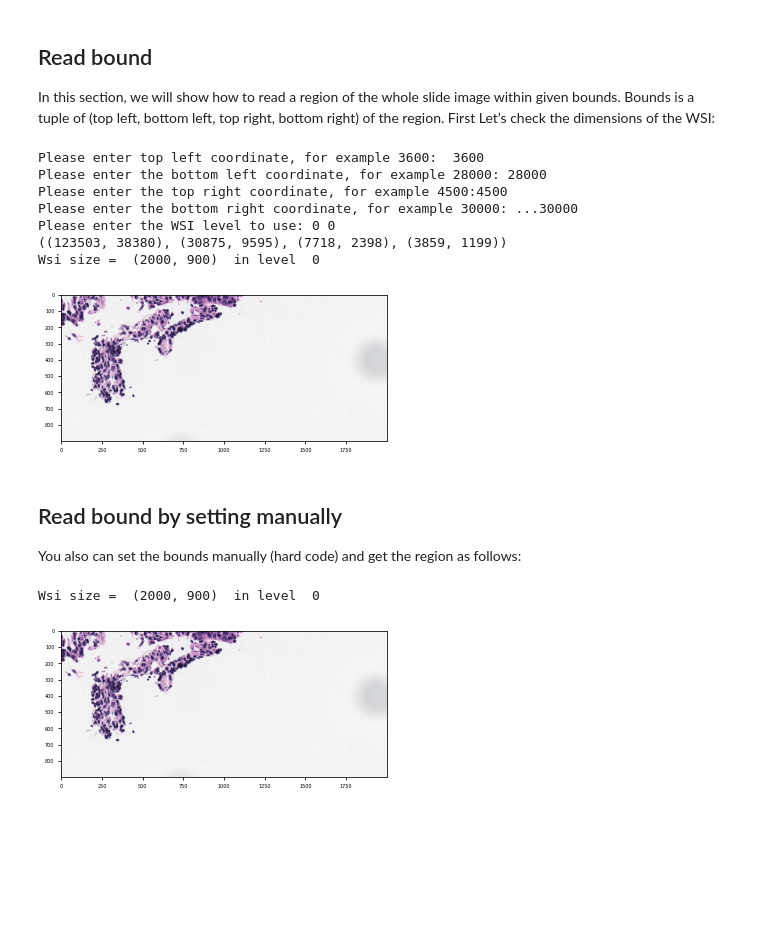
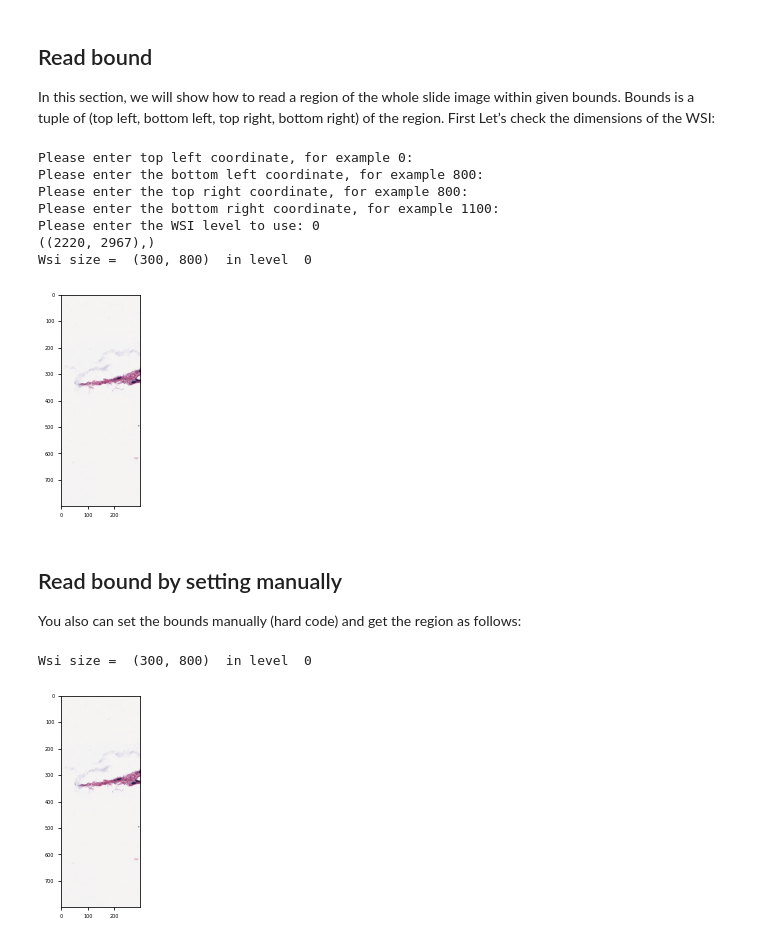
Before and after one commit to DIDSR/ValidPath, a Jupyter notebook: 01_read_wsi.ipynb, the cells around one changed output. Drawn from its saved outputs; the diff is of its cells as text; code cells hidden in the pictures; blank space fills up the shorter version.

```diff
--- a/01_read_wsi.ipynb
+++ b/01_read_wsi.ipynb
@@ -78,9 +78,9 @@ We also can get the directory name and WSI filename from the user in the command
 # %%
 while True:
     # loading input directory
-    dir_file = input(r"Please enter the file directory, for example: C:\DATA\0_Washu-Aperio\: ")
+    dir_file = input(r"Please enter the file directory, for example: ./data/: ") or "./data/"
     # Getting the wsi file name
-    file_name = input("Please enter the file name, for example: aperio-002-0.svs:")
+    file_name = input("Please enter the file name, for example: CMU-1-Small-Region.svs:") or "CMU-1-Small-Region.svs"
 
     print("\n")
     path = os.path.join(dir_file, file_name)
@@ -121,7 +116,7 @@ To see a thumbnail of the WSI, we use the get_thumbnail method of wsi_reader. We
 ###################################  WSI thumbnail code to show the WSI in small size
 
 #Getting the thumbnail size from the user
-size_ = [int (input("Please enter x-size in pixels, for example: 600 ... ")),int (input("Please enter y-size in pixels, for example: 300 ..."))]
+size_ = [int (input("Please enter x-size in pixels, for example: 600: ") or "600"),int (input("Please enter y-size in pixels, for example: 300") or "300")]
 #for example: size_ = (600,300)
 
 #Getting the thumbnail
@@ -151,7 +146,7 @@ Now we call the reader from the WSI object and plot a small size WSI:
 # %%
 #Call the reader
 location = (0,0)                              #location (tuple) – (x, y)
-level =2                                      # level(int): set level from 0 to maximum number of pyramid layers in WSI
+level =0                                      # level(int): set level from 0 to maximum number of pyramid layers in WSI
 #size =     wsi_obj.level_dimensions[1]
 
 # Check WSI levels
@@ -193,11 +188,11 @@ while True:
     #size = (255,255)
 
 
-    location = [int (input("Please enter the x-coordinate, for example: 3600)... ")),int (input("Please enter the y-coordinate (example: 28000)..."))]
+    location = [int (input("Please enter the x-coordinate, for example: 500):") or "500"),int (input("Please enter the y-coordinate (example: 2500)")  or "2500")]
 
-    level = int(input(r"Please enter The WSI level to use, for example: 0 "))
+    level = int(input(r"Please enter The WSI level to use, for example: 0 ") or "0")
 
-    size_ =int( input(r"Please enter the size of tiles, for example: 255 "))
+    size_ =int( input(r"Please enter the size of tiles, for example: 255 ") or "255")
     size= [size_,size_]
 
     break
@@ -229,37 +224,37 @@ In this section, we will show how to read a region of the whole slide image with
 # %%
 while True:
 
     # Specify the bounds in terms of rectangle (top left, bottom left, top right, bottom right)
-    bounds = [int (input("Please enter top left coordinate, for example 3600:  ")),int (input("Please enter the bottom left coordinate, for example 28000: ")),int (input("Please enter the top right coordinate, for example 4500:")),int (input("Please enter the bottom right coordinate, for example 30000: ..."))]
+    bounds = [int (input("Please enter top left coordinate, for example 0: ") or "0"),int (input("Please enter the bottom left coordinate, for example 800: ") or "800"),int (input("Please enter the top right coordinate, for example 800:") or "800"),int (input("Please enter the bottom right coordinate, for example 1100: ") or "1100")]
 
     #The number of levels in the slide. Levels are numbered from 0 (highest resolution) to level_count - 1 (lowest resolution).
-    level = int(input(r"Please enter the WSI level to use: 0 "))
+    level = int(input(r"Please enter the WSI level to use: 0 ") or "0")
 
     break
 
 
 WSI_Levels = wsi_obj.level_dimensions
 print(WSI_Levels)
 if (len(WSI_Levels) - 1) < level:
     print("ERROR! Please enter level equal or less than " + str(len(WSI_Levels)))
 else:
     file= WSIReader.extract_bounds(wsi_obj,bounds,level)
 
     print("Wsi size = ",file.size ," in level ",level)
 
     file = np.array(file)
 
     plt.imshow(np.asarray(file).astype(np.uint32), cmap='gray')
     plt.show()
 # %% [output]
-Please enter top left coordinate, for example 3600:  3600
-Please enter the bottom left coordinate, for example 28000: 28000
-Please enter the top right coordinate, for example 4500:4500
-Please enter the bottom right coordinate, for example 30000: ...30000
-Please enter the WSI level to use: 0 0
-((123503, 38380), (30875, 9595), (7718, 2398), (3859, 1199))
-Wsi size =  (2000, 900)  in level  0
+Please enter top left coordinate, for example 0:
+Please enter the bottom left coordinate, for example 800:
+Please enter the top right coordinate, for example 800:
+Please enter the bottom right coordinate, for example 1100:
+Please enter the WSI level to use: 0
+((2220, 2967),)
+Wsi size =  (300, 800)  in level  0
-[figure, old version]
+[figure, new version]
 # %% [markdown]
 ## Read bound by setting manually
 You also can set the bounds manually (hard code) and get the region as follows:
@@ -268,7 +263,8 @@ You also can set the bounds manually (hard code) and get the region as follows:
 
 
 # Specify the bounds in terms of rectangle (left, top, right, bottom)
-bounds = [3600, 28000, 4500, 30000]
+#bounds = [3600, 28000, 4500, 30000]
+bounds = [0, 800, 800, 1100]
 
 #The WSI level to use. Levels are numbered from 0 (highest resolution) to level_count - 1 (lowest resolution).
 level = 0
@@ -283,5 +279,5 @@ file = np.array(file)
 plt.imshow(np.asarray(file).astype(np.uint32), cmap='gray')
 plt.show()
 # %% [output]
-Wsi size =  (2000, 900)  in level  0
+Wsi size =  (300, 800)  in level  0
-[figure, old version]
+[figure, new version]
```
Also changed, not shown: parts of 5 cells of this notebook, 57 other files.
